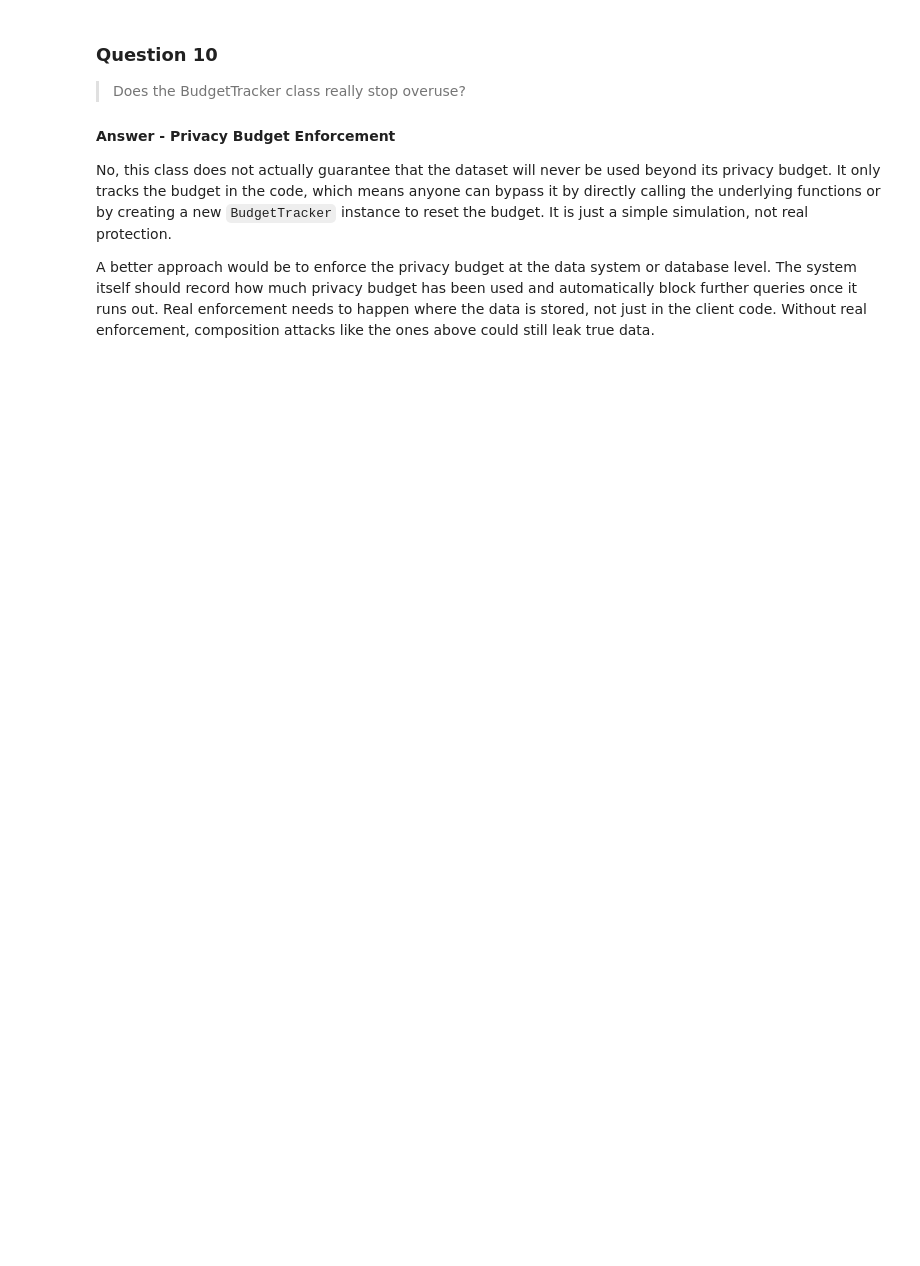
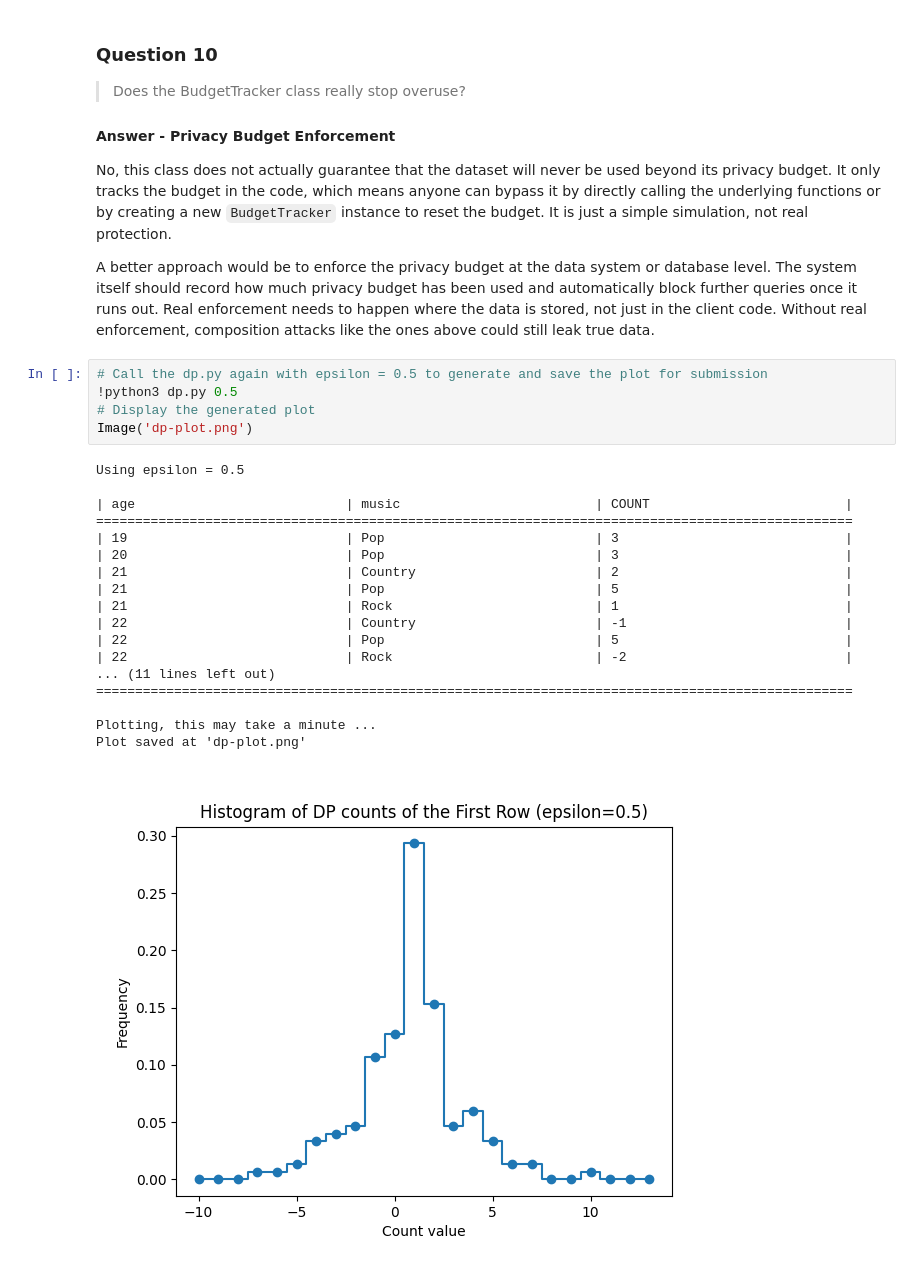
Before and after one commit to EnasBatarfi/ds593-dp-assignment, a Jupyter notebook: solution.ipynb, the cells around one changed output. Cells and saved outputs as stored; diff of their text form; blank space fills up the shorter version.

```diff
--- a/solution.ipynb
+++ b/solution.ipynb
@@ -289,3 +687,27 @@ Using the composition attack on the **count** query grouped by programming exper
 No, this class does not actually guarantee that the dataset will never be used beyond its privacy budget. It only tracks the budget in the code, which means anyone can bypass it by directly calling the underlying functions or by creating a new `BudgetTracker` instance to reset the budget. It is just a simple simulation, not real protection.
 
 A better approach would be to enforce the privacy budget at the data system or database level. The system itself should record how much privacy budget has been used and automatically block further queries once it runs out. Real enforcement needs to happen where the data is stored, not just in the client code. Without real enforcement, composition attacks like the ones above could still leak true data.
+# %%
+# Call the dp.py again with epsilon = 0.5 to generate and save the plot for submission
+!python3 dp.py 0.5
+# Display the generated plot
+Image('dp-plot.png')
+# %% [output]
+Using epsilon = 0.5
+
+| age                           | music                         | COUNT                         |
+=================================================================================================
+| 19                            | Pop                           | 3                             |
+| 20                            | Pop                           | 3                             |
+| 21                            | Country                       | 2                             |
+| 21                            | Pop                           | 5                             |
+| 21                            | Rock                          | 1                             |
+| 22                            | Country                       | -1                            |
+| 22                            | Pop                           | 5                             |
+| 22                            | Rock                          | -2                            |
+... (11 lines left out)
+=================================================================================================
+
+Plotting, this may take a minute ...
+Plot saved at 'dp-plot.png'
+[figure, added]
```
Also changed, not shown: parts of 27 cells of this notebook, 2 other files.
